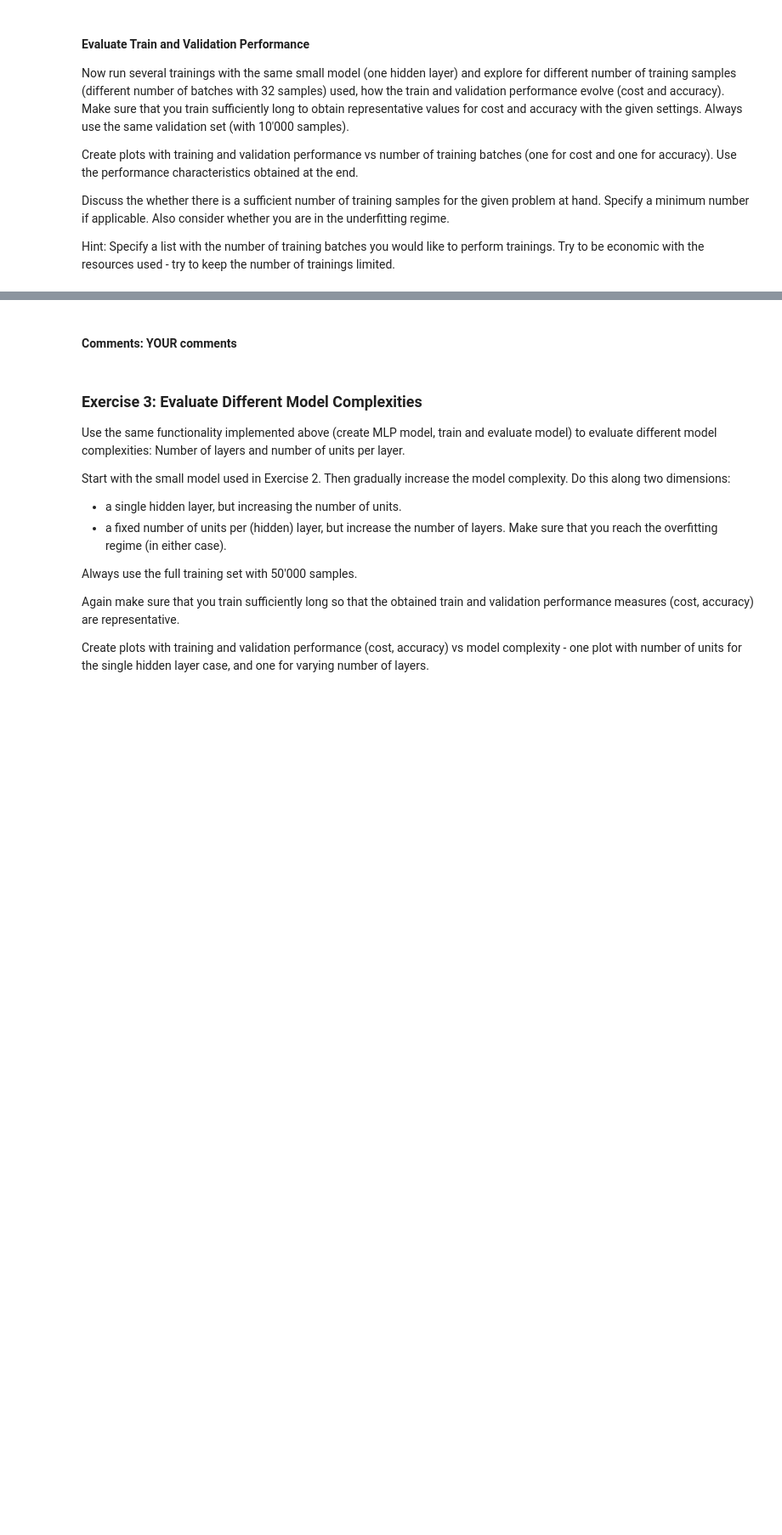
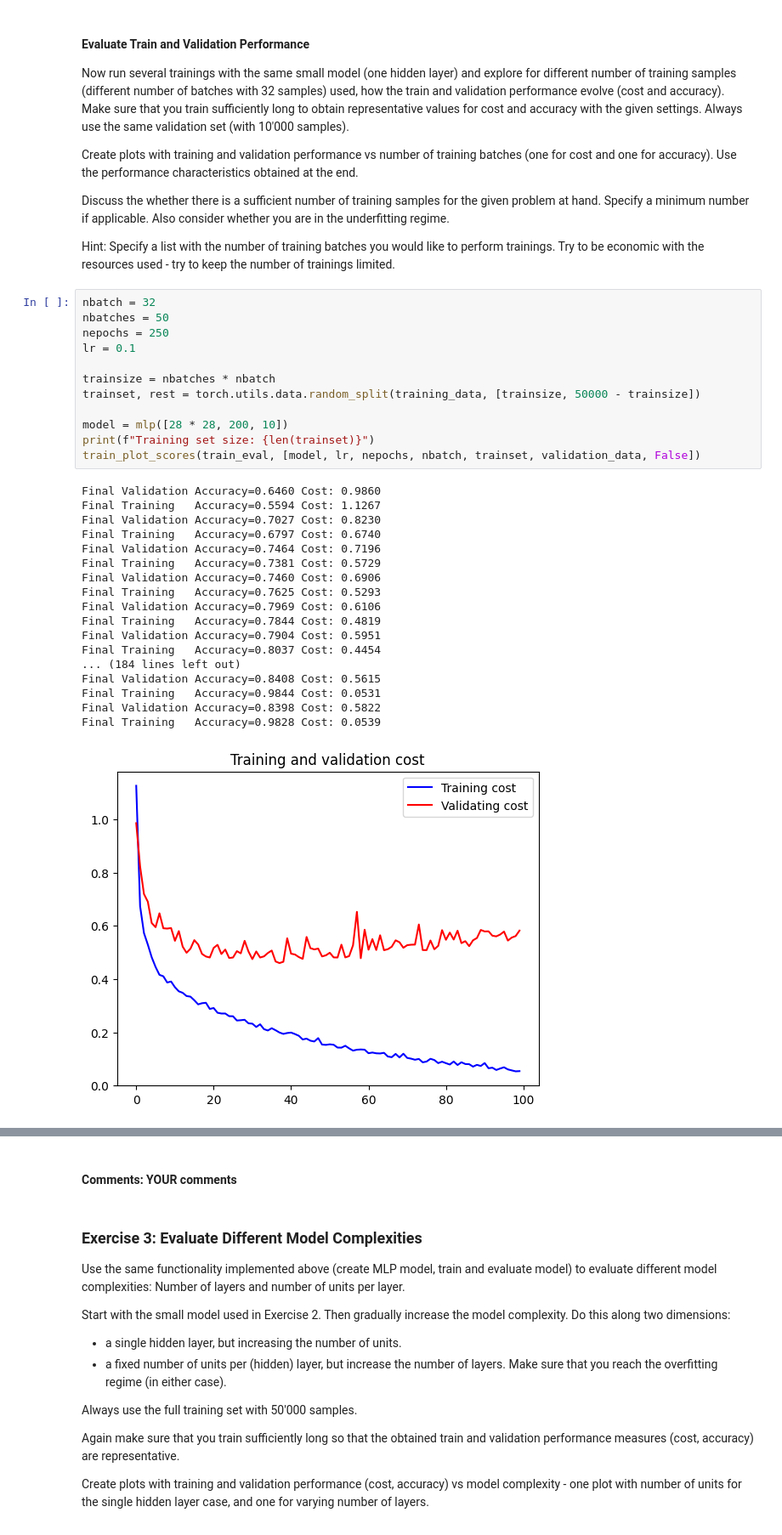
Before and after one commit to dave1b/TSM_DeLearn, a Jupyter notebook: week3/mlps_for_fashion_MNIST_dave_brunner.ipynb, the cells around one changed output, grey strips where cells are left out. Shown: that part at 85% size. Cells and saved outputs as stored; diff of their text form; blank space fills up the shorter version.

```diff
--- a/week3/mlps_for_fashion_MNIST_dave_brunner.ipynb
+++ b/week3/mlps_for_fashion_MNIST_dave_brunner.ipynb
@@ -183,3 +240,34 @@ Create plots with training and validation performance vs number of training batc
 Discuss the whether there is a sufficient number of training samples for the given problem at hand. Specify a minimum number if applicable. Also consider whether you are in the underfitting regime.
 
 Hint: Specify a list with the number of training batches you would like to perform trainings. Try to be economic with the resources used - try to keep the number of trainings limited.
+# %%
+nbatch = 32
+nbatches = 50
+nepochs = 250
+lr = 0.1
+
+trainsize = nbatches * nbatch
+trainset, rest = torch.utils.data.random_split(training_data, [trainsize, 50000 - trainsize])
+
+model = mlp([28 * 28, 200, 10])
+print(f"Training set size: {len(trainset)}")
+train_plot_scores(train_eval, [model, lr, nepochs, nbatch, trainset, validation_data, False])
+# %% [output]
+Final Validation Accuracy=0.6460 Cost: 0.9860
+Final Training   Accuracy=0.5594 Cost: 1.1267
+Final Validation Accuracy=0.7027 Cost: 0.8230
+Final Training   Accuracy=0.6797 Cost: 0.6740
+Final Validation Accuracy=0.7464 Cost: 0.7196
+Final Training   Accuracy=0.7381 Cost: 0.5729
+Final Validation Accuracy=0.7460 Cost: 0.6906
+Final Training   Accuracy=0.7625 Cost: 0.5293
+Final Validation Accuracy=0.7969 Cost: 0.6106
+Final Training   Accuracy=0.7844 Cost: 0.4819
+Final Validation Accuracy=0.7904 Cost: 0.5951
+Final Training   Accuracy=0.8037 Cost: 0.4454
+... (184 lines left out)
+Final Validation Accuracy=0.8408 Cost: 0.5615
+Final Training   Accuracy=0.9844 Cost: 0.0531
+Final Validation Accuracy=0.8398 Cost: 0.5822
+Final Training   Accuracy=0.9828 Cost: 0.0539
+[figure, added]
```
Also changed, not shown: parts of 13 cells of this notebook.
